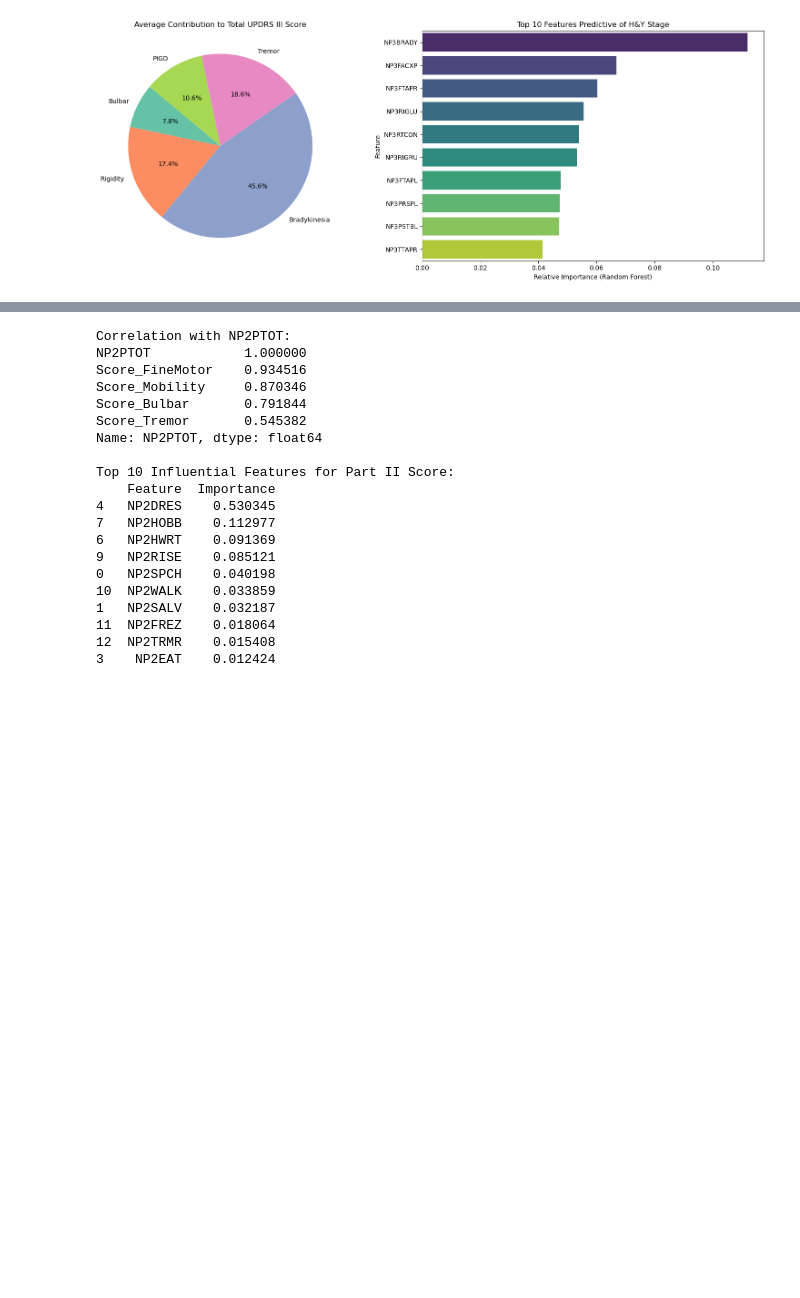
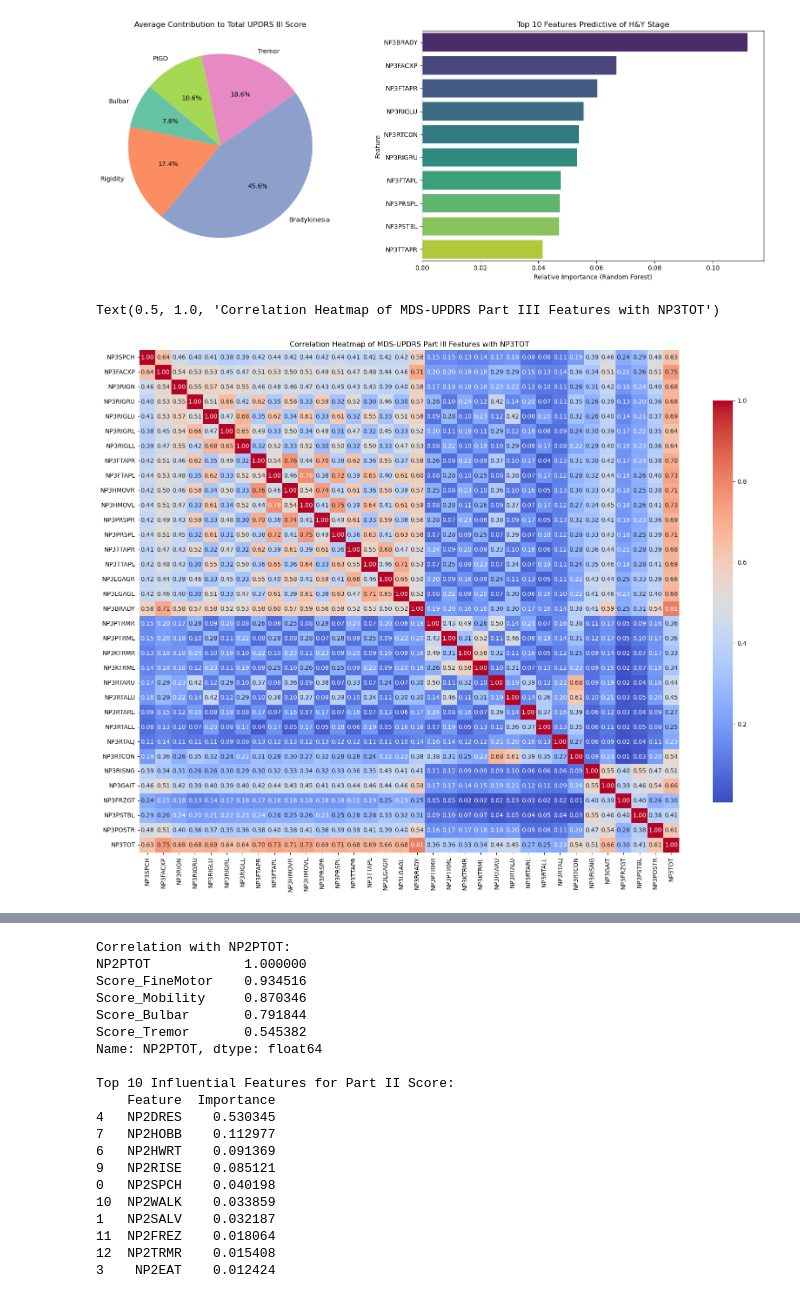
Before and after one commit to vutuongvy101/multimodal-pd-progression, a Jupyter notebook: Experiment/preprocessing/EDA_motor.ipynb, the cells around one changed output, grey strips where cells are left out. Saved outputs shown, nothing was run; the diff lists cells and outputs as text; code cells hidden in the pictures; blank space fills up the shorter version.

Commit message:
eda_motor_part3_correlation

```diff
--- a/Experiment/preprocessing/EDA_motor.ipynb
+++ b/Experiment/preprocessing/EDA_motor.ipynb
@@ -190,3 +190,15 @@ Passing `palette` without assigning `hue` is deprecated and will be removed in v
 
   sns.barplot(data=feature_importance.head(10), x='Importance', y='Feature', ax=axes[1], palette='viridis')
 [figure]
+# %%
+# Create a heatmap of all the attributes under MDS-UPDRS Part III (Motor Examination) and their correlations to NP3TOT
+plt.figure(figsize=(20, 15))
+all_feature_cols = [col for cat in subcats.values() for col in cat]
+corr_matrix_full = work_df[all_feature_cols + ['NP3TOT']].corr()
+
+plt_heatmap = sns.heatmap(corr_matrix_full, annot=True, fmt=".2f", cmap='coolwarm', cbar_kws={"shrink": .8})
+plt.title('Correlation Heatmap of MDS-UPDRS Part III Features with NP3TOT')
+# plt.savefig('updrs_part3_correlation_heatmap.png')
+# %% [output]
+Text(0.5, 1.0, 'Correlation Heatmap of MDS-UPDRS Part III Features with NP3TOT')
+[figure, added]
```
Also changed, not shown: parts of 2 cells of this notebook.
